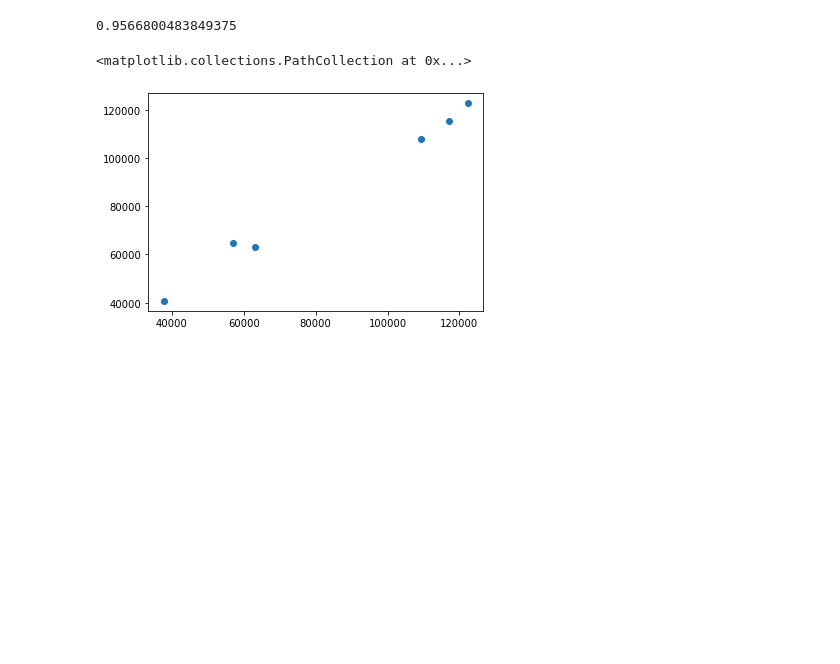
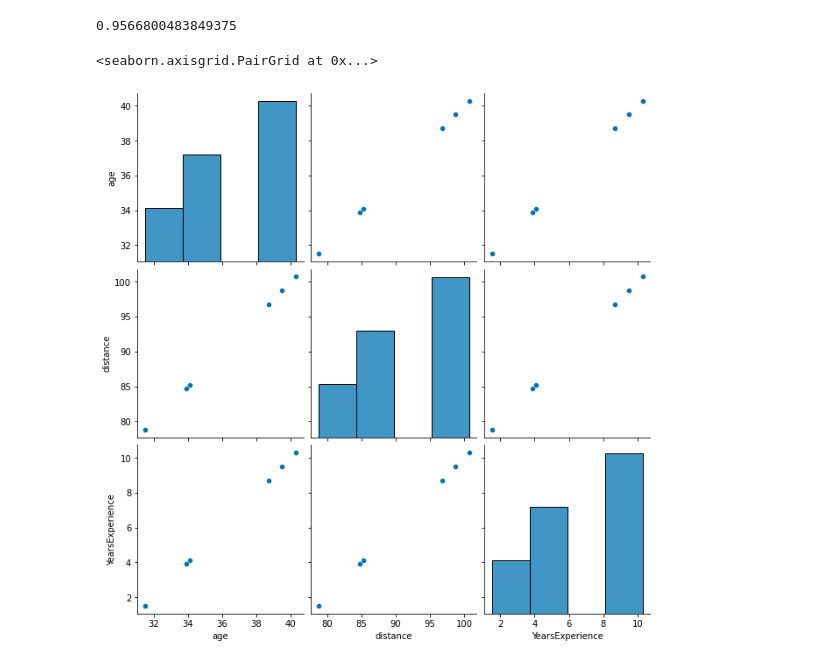
Before and after one commit to Faizanarshed/Machine-Learning-Coding-Files, a Jupyter notebook: Tasks/15_MFA_Machine_learning_assign02.ipynb, the cells around one changed output. Cells and saved outputs as stored; diff of their text form; code cells hidden in the pictures; blank space fills up the shorter version.

```diff
--- a/Tasks/15_MFA_Machine_learning_assign02.ipynb
+++ b/Tasks/15_MFA_Machine_learning_assign02.ipynb
@@ -66,7 +72,11 @@ model.score(x, y)
 0.9566800483849375
 # %%
 import matplotlib.pyplot as plt
-plt.scatter(y_test,y_pred)
+#plt.scatter(x_test,x_train)
-# %% [output]
-<matplotlib.collections.PathCollection at 0x...>
-[figure, removed]
+# %%
+
+sns.set_palette('colorblind')
+sns.pairplot(data=x_test, height=3)
+# %% [output]
+<seaborn.axisgrid.PairGrid at 0x...>
+[figure, added]
```
Also changed, not shown: parts of 4 cells of this notebook.
